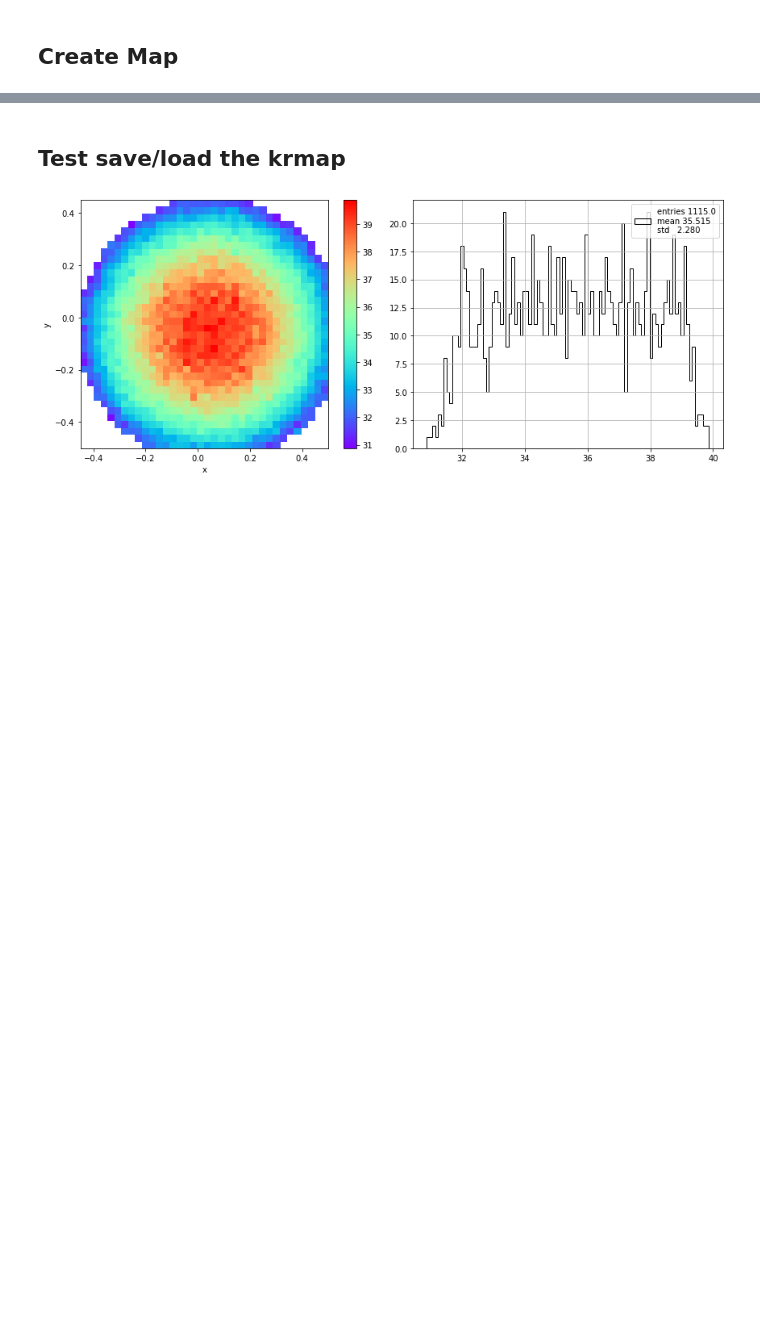
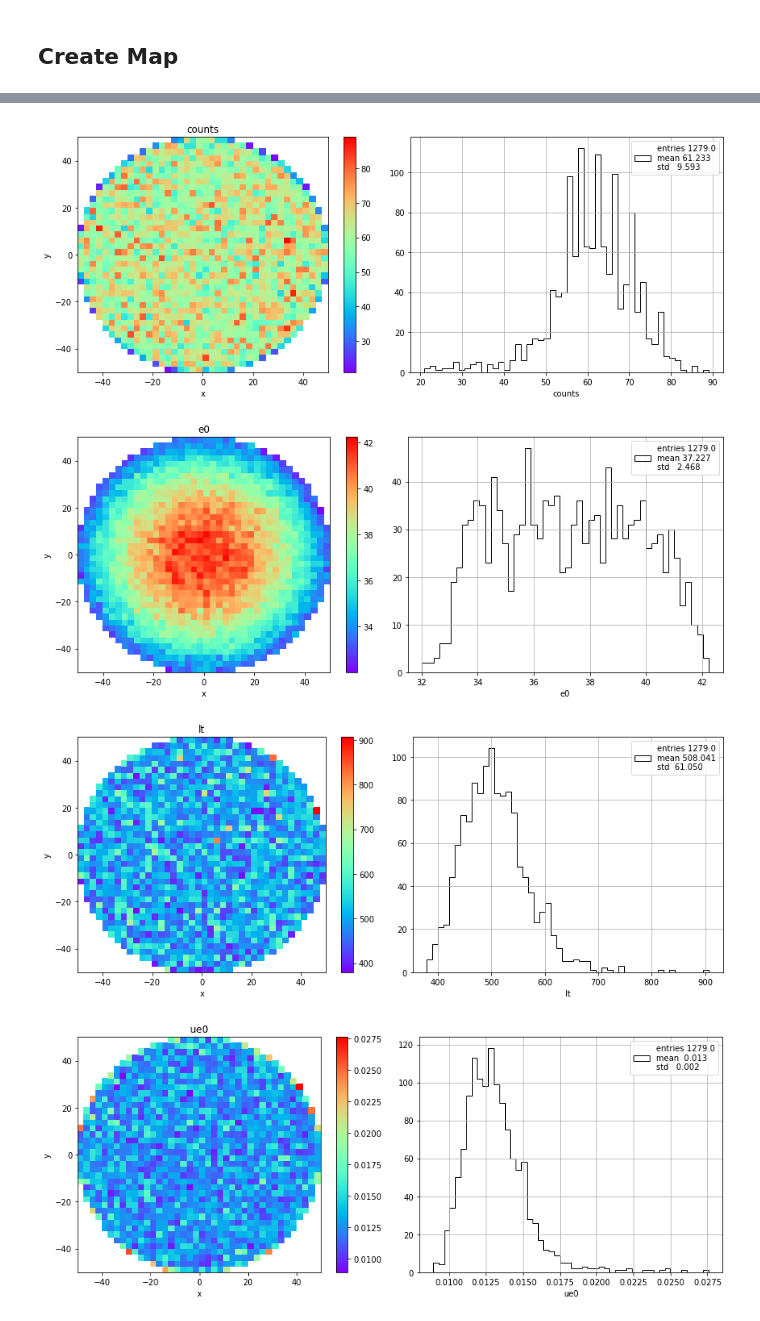
Before and after one commit to jahernando/next, a Jupyter notebook: NB/kr/kr_fit_toy_dev.ipynb, the cells around one changed output, grey strips where cells are left out. Cells and saved outputs as stored; diff of their text form; code cells hidden in the pictures; blank space fills up the shorter version.

Commit message:
krmap configurable

```diff
--- a/NB/kr/kr_fit_toy_dev.ipynb
+++ b/NB/kr/kr_fit_toy_dev.ipynb
@@ -64,2 +71,22 @@ krana.plot_data(df, 50)
+# %%
+def run(df, coordinates = 'cartesian', bins = (20, 20), counts_min = 10, kr_fit_type = 'loge'):
+    krmap_creator    = krana.configure_krmap_creator(coordinates, bins, counts_min, kr_fit_type)
+    krmap, residuals = krmap_creator(df)
+    cene             = krana.krmap_scale_(df, krmap, scale = 41.5)
+    return krmap, residuals, cene
+
+def plot_run(df, krmap, residuals, corrected_energy):
+    stats = ('counts', 'e0', 'lt', 'ue0', 'ult', 'cov', 'success', 'sigma', 'chi2', 'pvalue', 'par_0', 'par_1')
+    coornames = ('x', 'y')
+    if krmap.coordenates == 'polar': coornames = ('r', 'phi')
+    prof.plot_profile(krmap, stats = stats, coornames = coornames)
+    plot_gauss(residuals, 'normalized residuals')
+    plot_gauss(corrected_energy, 'corrected energy (keV)')
+    xdf = df.copy()
+    xdf['energy'] = corrected_energy
+    xsel = ut.in_range(corrected_energy, (20, 50))
+    krana.plot_data(xdf[xsel], 50)
+    krana.plot_energy_profiles(xdf[xsel], nbins = 100)
+    return
 # %% [markdown]
 ## Create Map
@@ -150,2 +92,0 @@ krana.plot_xydt_energy_profiles(xdf[xsel], nbins = 500)
-# %% [markdown]
-## Test save/load the krmap
@@ -156,4 +93,13 @@ kk = krana.load('krmap', 'test.h5')
-# %%
-krana.plot_xyvar(krmap.eref, krmap.bin_edges, mask = krmap.success)
-# %% [output]
-[figure, removed]
+# %%
+coordinates = 'cartesian' # cartesian, polar
+bins        = (40, 40)
+counts_min  = 20
+kr_fit_type = 'loge'   # exp, loge, sline
+krmap, residuals, cene = run(df, coordinates, bins, counts_min, kr_fit_type);
+# %%
+plot_run(df, krmap, residuals, cene)
+# %% [output]
+[figure, added]
+[figure, added]
+[figure, added]
+[figure, added]
```
Also changed, not shown: parts of 29 cells of this notebook, 1 other file.
